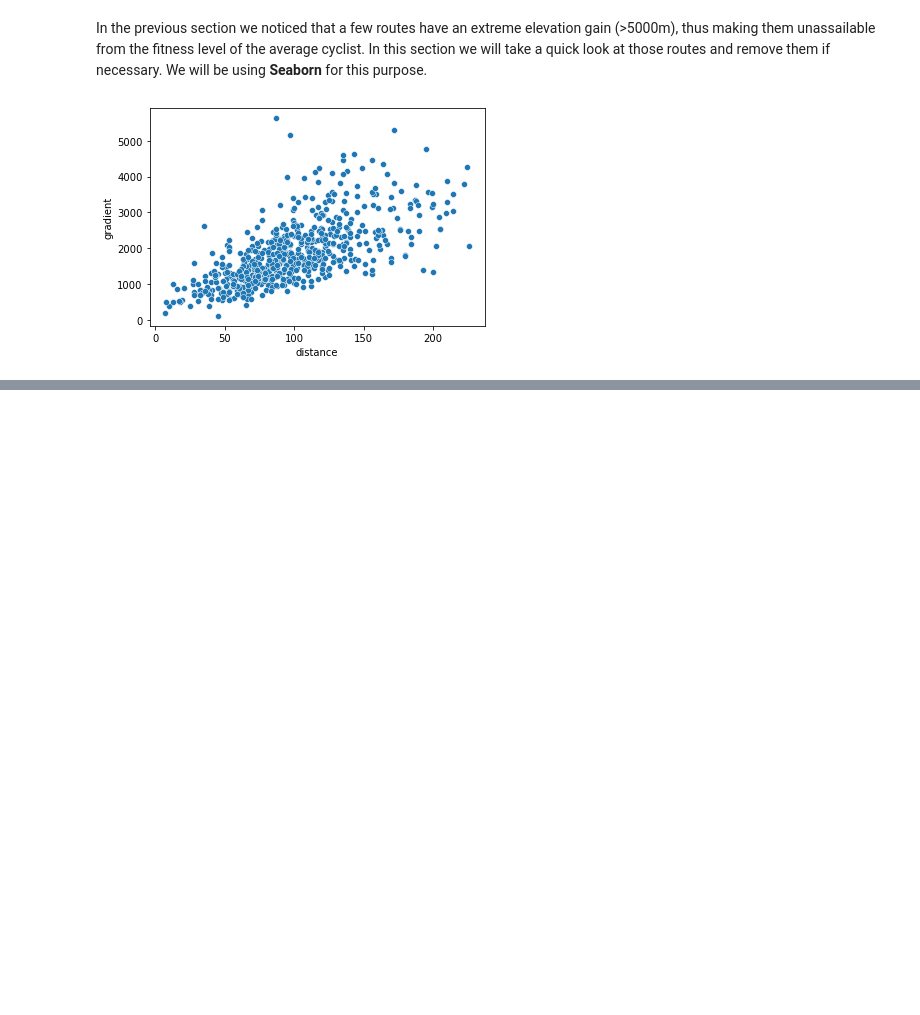
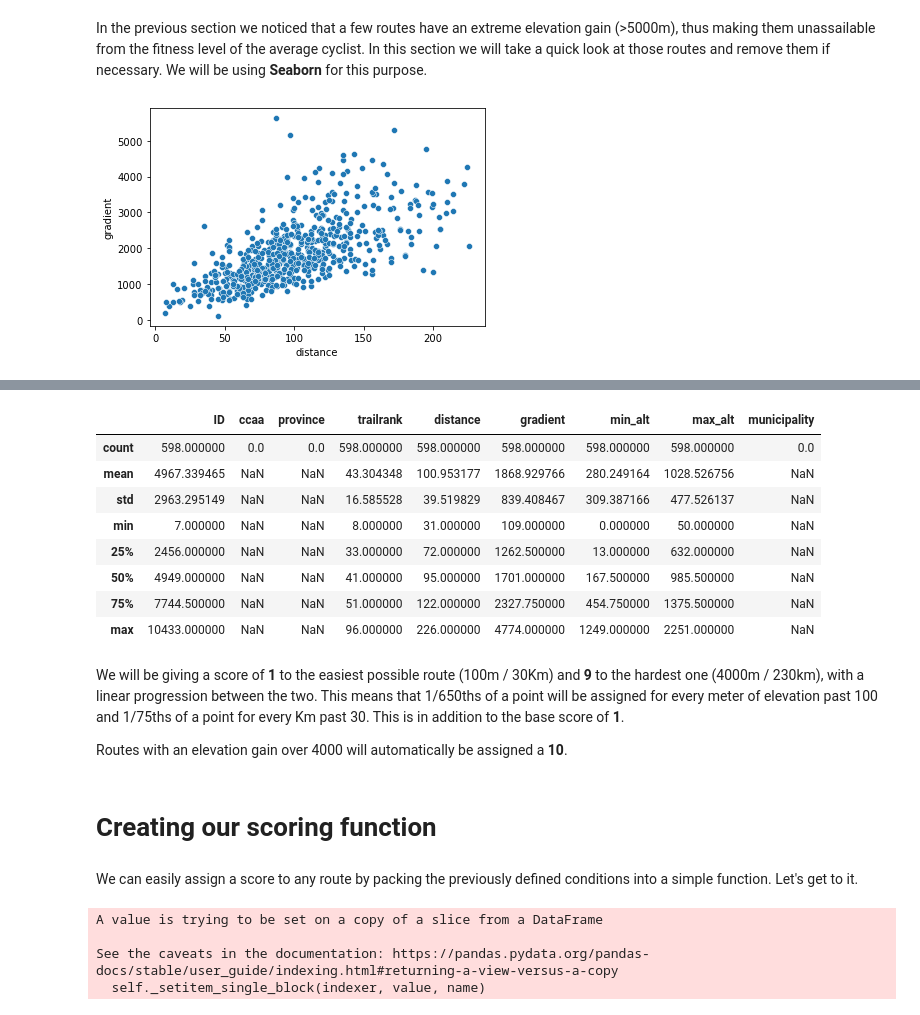
Before and after one commit to on2wheels-es/data, a Jupyter notebook: 6. Creating a route difficulty index.ipynb, the cells around one changed output, grey strips where cells are left out. Drawn from its saved outputs; the diff is of its cells as text; code cells hidden in the pictures; blank space fills up the shorter version.

```diff
--- a/6. Creating a route difficulty index.ipynb
+++ b/6. Creating a route difficulty index.ipynb
@@ -51,0 +67,20 @@ It's easy to appreciate the roughly linear correlation between distance and elev
+# %%
+routes.describe()
+# %% [output]
+|  | ID | ccaa | province | trailrank | distance | gradient | min_alt | max_alt | municipality |
+| count | 598.000000 | 0.0 | 0.0 | 598.000000 | 598.000000 | 598.000000 | 598.000000 | 598.000000 | 0.0 |
+| mean | 4967.339465 | NaN | NaN | 43.304348 | 100.953177 | 1868.929766 | 280.249164 | 1028.526756 | NaN |
+| std | 2963.295149 | NaN | NaN | 16.585528 | 39.519829 | 839.408467 | 309.387166 | 477.526137 | NaN |
+| min | 7.000000 | NaN | NaN | 8.000000 | 31.000000 | 109.000000 | 0.000000 | 50.000000 | NaN |
+| 25% | 2456.000000 | NaN | NaN | 33.000000 | 72.000000 | 1262.500000 | 13.000000 | 632.000000 | NaN |
+| 50% | 4949.000000 | NaN | NaN | 41.000000 | 95.000000 | 1701.000000 | 167.500000 | 985.500000 | NaN |
+| 75% | 7744.500000 | NaN | NaN | 51.000000 | 122.000000 | 2327.750000 | 454.750000 | 1375.500000 | NaN |
+| max | 10433.000000 | NaN | NaN | 96.000000 | 226.000000 | 4774.000000 | 1249.000000 | 2251.000000 | NaN |
+# %% [markdown]
+We will be giving a score of **1** to the easiest possible route (100m / 30Km) and **9** to the hardest one (4000m / 230km), with a linear progression between the two. This means that 1/650ths of a point will be assigned for every meter of elevation past 100 and 1/75ths of a point for every Km past 30. This is in addition to the base score of **1**.
+
+Routes with an elevation gain over 4000 will automatically be assigned a **10**.
+# %% [markdown]
+# Creating our scoring function
+# %% [markdown]
+We can easily assign a score to any route by packing the previously defined conditions into a simple function. Let's get to it.
@@ -51,0 +95,8 @@ It's easy to appreciate the roughly linear correlation between distance and elev
+# %%
+for i in range(len(routes)):
+    routes['difficulty_score'].iloc[i] = score(routes['gradient'].iloc[i], routes['distance'].iloc[i])
+# %% [output]
+A value is trying to be set on a copy of a slice from a DataFrame
+
+See the caveats in the documentation: https://pandas.pydata.org/pandas-docs/stable/user_guide/indexing.html#returning-a-view-versus-a-copy
+  self._setitem_single_block(indexer, value, name)
```
Also changed, not shown: parts of 13 cells of this notebook, 1 other file.
